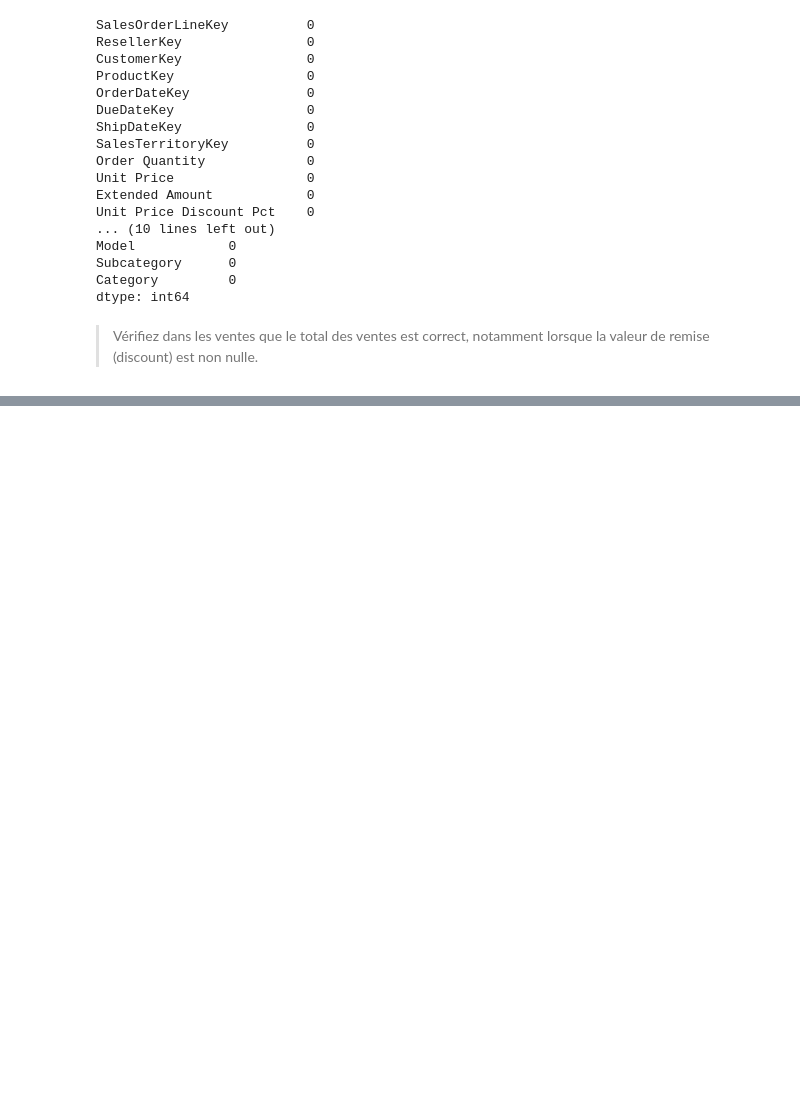
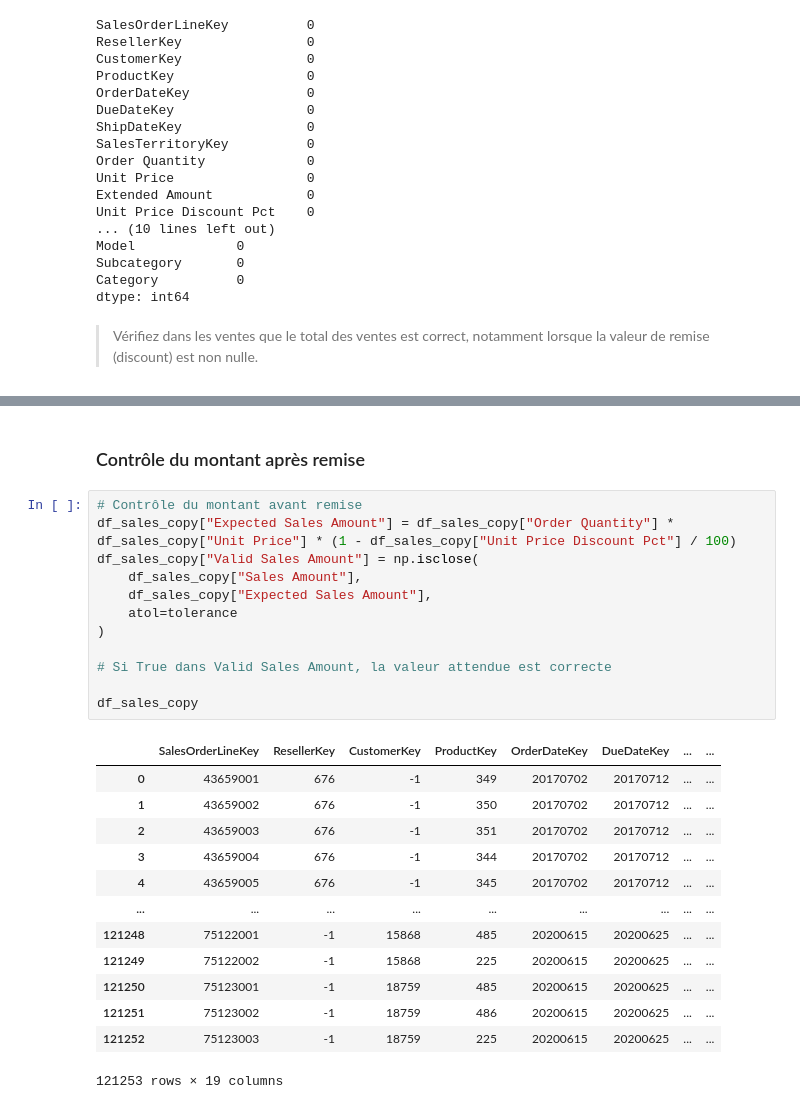
Before and after one commit to N0va9/CC6-Python-IND, a Jupyter notebook: Introduction_Pandas_et_analyse_exploratoire_des_données_GUYOLLOT_Alan.ipynb, the cells around one changed output, grey strips where cells are left out. Cells and saved outputs as stored; diff of their text form; blank space fills up the shorter version.

```diff
--- a/Introduction_Pandas_et_analyse_exploratoire_des_données_GUYOLLOT_Alan.ipynb
+++ b/Introduction_Pandas_et_analyse_exploratoire_des_données_GUYOLLOT_Alan.ipynb
@@ -407,0 +434,28 @@ df_errors
+# %% [markdown]
+### Contrôle du montant après remise
+# %%
+# Contrôle du montant avant remise
+df_sales_copy["Expected Sales Amount"] = df_sales_copy["Order Quantity"] * df_sales_copy["Unit Price"] * (1 - df_sales_copy["Unit Price Discount Pct"] / 100)
+df_sales_copy["Valid Sales Amount"] = np.isclose(
+    df_sales_copy["Sales Amount"],
+    df_sales_copy["Expected Sales Amount"],
+    atol=tolerance
+)
+
+# Si True dans Valid Sales Amount, la valeur attendue est correcte
+
+df_sales_copy
+# %% [output]
+|  | SalesOrderLineKey | ResellerKey | CustomerKey | ProductKey | OrderDateKey | DueDateKey | ... | ... |
+| 0 | 43659001 | 676 | -1 | 349 | 20170702 | 20170712 | ... | ... |
+| 1 | 43659002 | 676 | -1 | 350 | 20170702 | 20170712 | ... | ... |
+| 2 | 43659003 | 676 | -1 | 351 | 20170702 | 20170712 | ... | ... |
+| 3 | 43659004 | 676 | -1 | 344 | 20170702 | 20170712 | ... | ... |
+| 4 | 43659005 | 676 | -1 | 345 | 20170702 | 20170712 | ... | ... |
+| ... | ... | ... | ... | ... | ... | ... | ... | ... |
+| 121248 | 75122001 | -1 | 15868 | 485 | 20200615 | 20200625 | ... | ... |
+| 121249 | 75122002 | -1 | 15868 | 225 | 20200615 | 20200625 | ... | ... |
+| 121250 | 75123001 | -1 | 18759 | 485 | 20200615 | 20200625 | ... | ... |
+| 121251 | 75123002 | -1 | 18759 | 486 | 20200615 | 20200625 | ... | ... |
+| 121252 | 75123003 | -1 | 18759 | 225 | 20200615 | 20200625 | ... | ... |
+121253 rows × 19 columns
```
Also changed, not shown: parts of 22 cells of this notebook, 2 other files.
